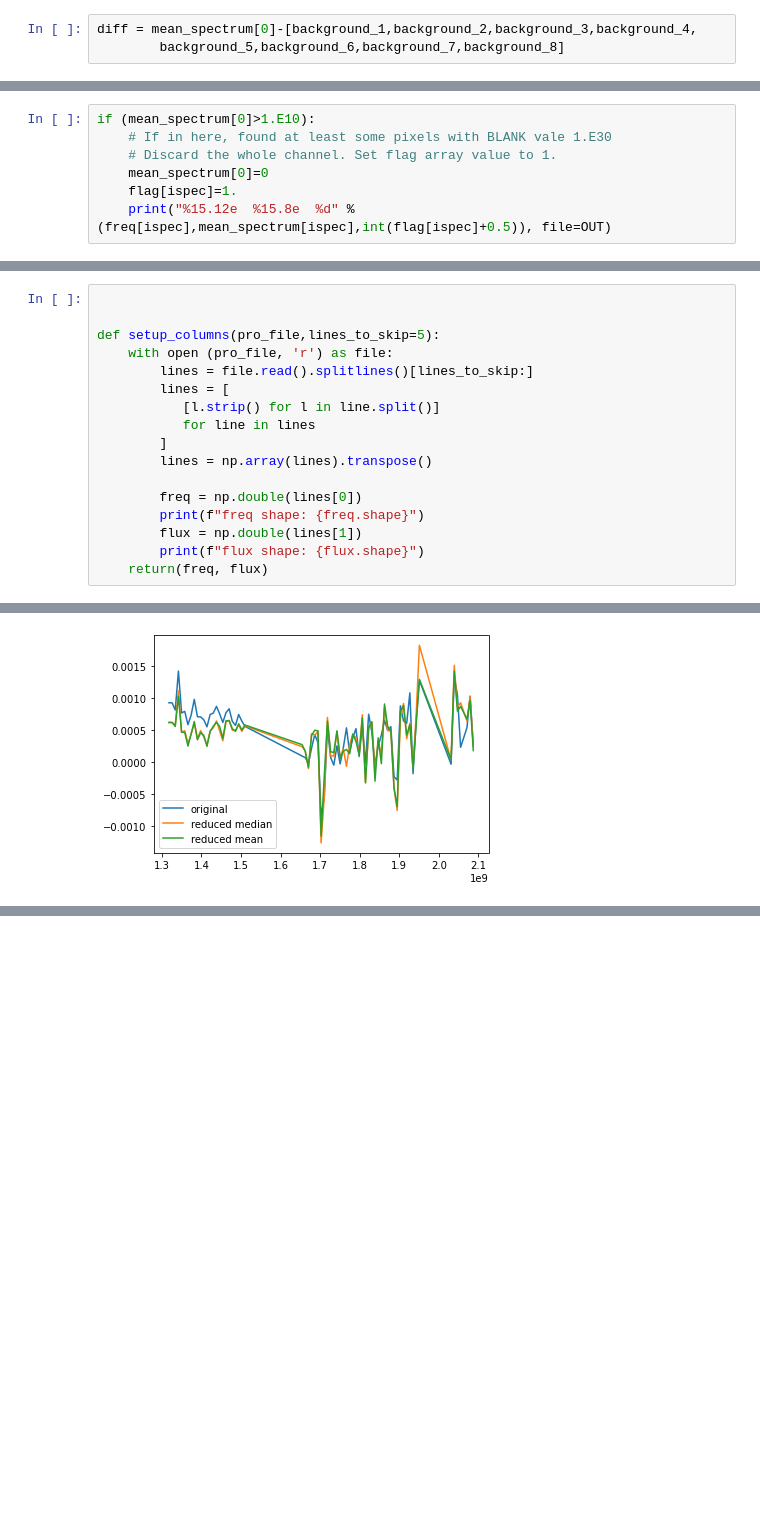
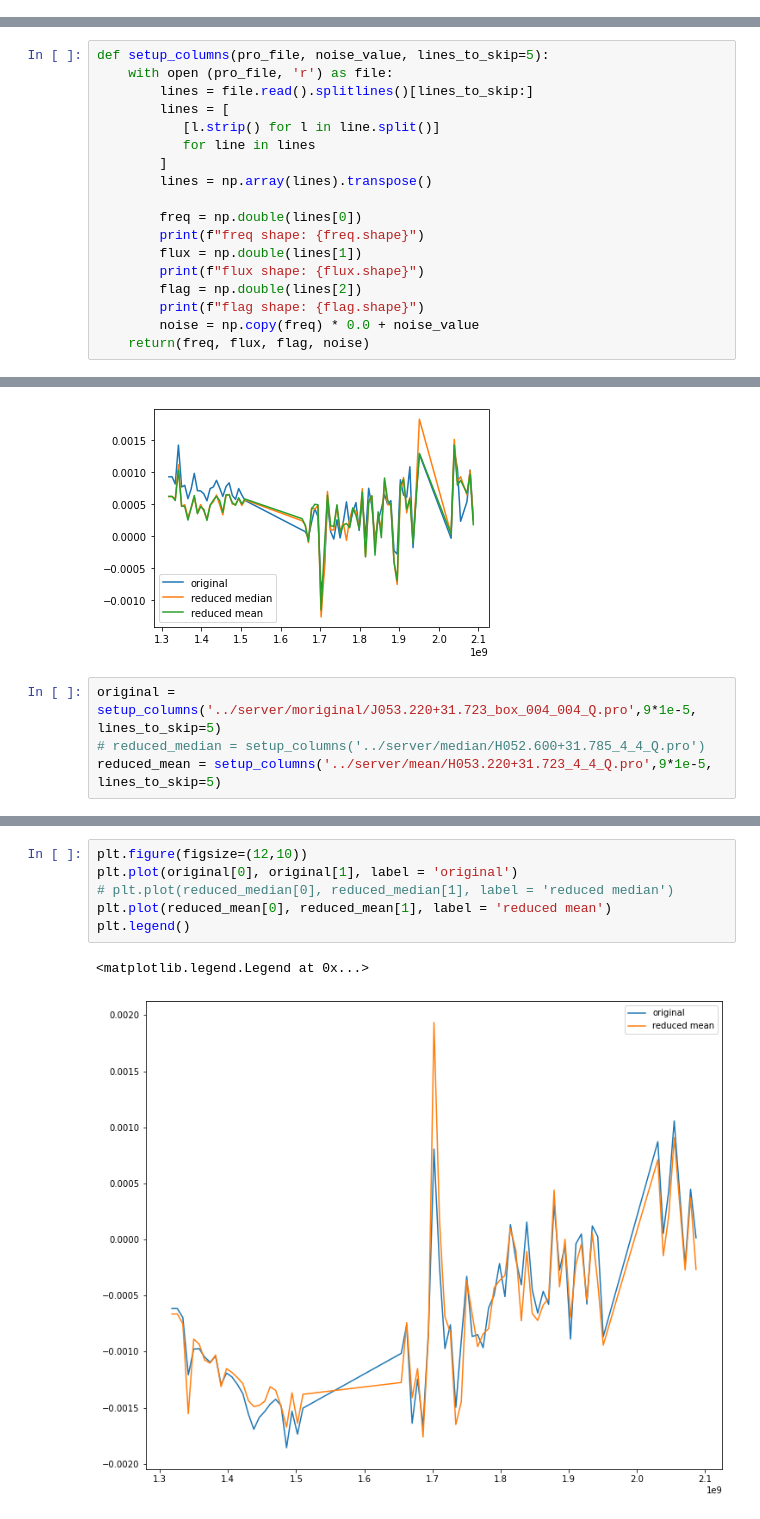
Before and after one commit to halehhajizadeh/VLA-Perseus, a Jupyter notebook: scripts/Flux-Extraction.ipynb, the cells around one changed output, grey strips where cells are left out. Drawn from its saved outputs; the diff is of its cells as text; blank space fills up the shorter version.

Commit message:
spectrum checked

```diff
--- a/scripts/Flux-Extraction.ipynb
+++ b/scripts/Flux-Extraction.ipynb
@@ -394,3 +159,0 @@ mean_spectrum[0]
-# %%
-diff = mean_spectrum[0]-[background_1,background_2,background_3,background_4,
-        background_5,background_6,background_7,background_8]
@@ -406,7 +159,0 @@ np.mean(diff)
-# %%
-if (mean_spectrum[0]>1.E10):
-    # If in here, found at least some pixels with BLANK vale 1.E30
-    # Discard the whole channel. Set flag array value to 1.
-    mean_spectrum[0]=0
-    flag[ispec]=1.
-    print("%15.12e  %15.8e  %d" % (freq[ispec],mean_spectrum[ispec],int(flag[ispec]+0.5)), file=OUT)
@@ -756,7 +268,5 @@ Pixel coordinates:  2673 3170 J052.600+31.785 J052.600+31.785_box_004_004_Q.pro
 # %%
-
-
-def setup_columns(pro_file,lines_to_skip=5):
+def setup_columns(pro_file, noise_value, lines_to_skip=5):
     with open (pro_file, 'r') as file:
         lines = file.read().splitlines()[lines_to_skip:]
         lines = [
@@ -769,7 +279,10 @@ def setup_columns(pro_file,lines_to_skip=5):
         print(f"freq shape: {freq.shape}")
         flux = np.double(lines[1])
         print(f"flux shape: {flux.shape}")
-    return(freq, flux)
+        flag = np.double(lines[2])
+        print(f"flag shape: {flag.shape}")
+        noise = np.copy(freq) * 0.0 + noise_value
+    return(freq, flux, flag, noise)
 # %%
 original = setup_columns('../server/J053.504+31.311_box_004_004_Q.pro')
 reduced_median = setup_columns('../server/median/H053.504+31.311_4_4_Q.pro')
@@ -810,3 +328,7 @@ plt.legend()
 # %% [output]
 <matplotlib.legend.Legend at 0x...>
 [figure]
+# %%
+original = setup_columns('../server/moriginal/J053.220+31.723_box_004_004_Q.pro',9*1e-5, lines_to_skip=5)
+# reduced_median = setup_columns('../server/median/H052.600+31.785_4_4_Q.pro')
+reduced_mean = setup_columns('../server/mean/H053.220+31.723_4_4_Q.pro',9*1e-5, lines_to_skip=5)
@@ -812,0 +342,9 @@ plt.legend()
+# %%
+plt.figure(figsize=(12,10))
+plt.plot(original[0], original[1], label = 'original')
+# plt.plot(reduced_median[0], reduced_median[1], label = 'reduced median')
+plt.plot(reduced_mean[0], reduced_mean[1], label = 'reduced mean')
+plt.legend()
+# %% [output]
+<matplotlib.legend.Legend at 0x...>
+[figure, added]
```
Also changed, not shown: parts of 78 cells of this notebook.
